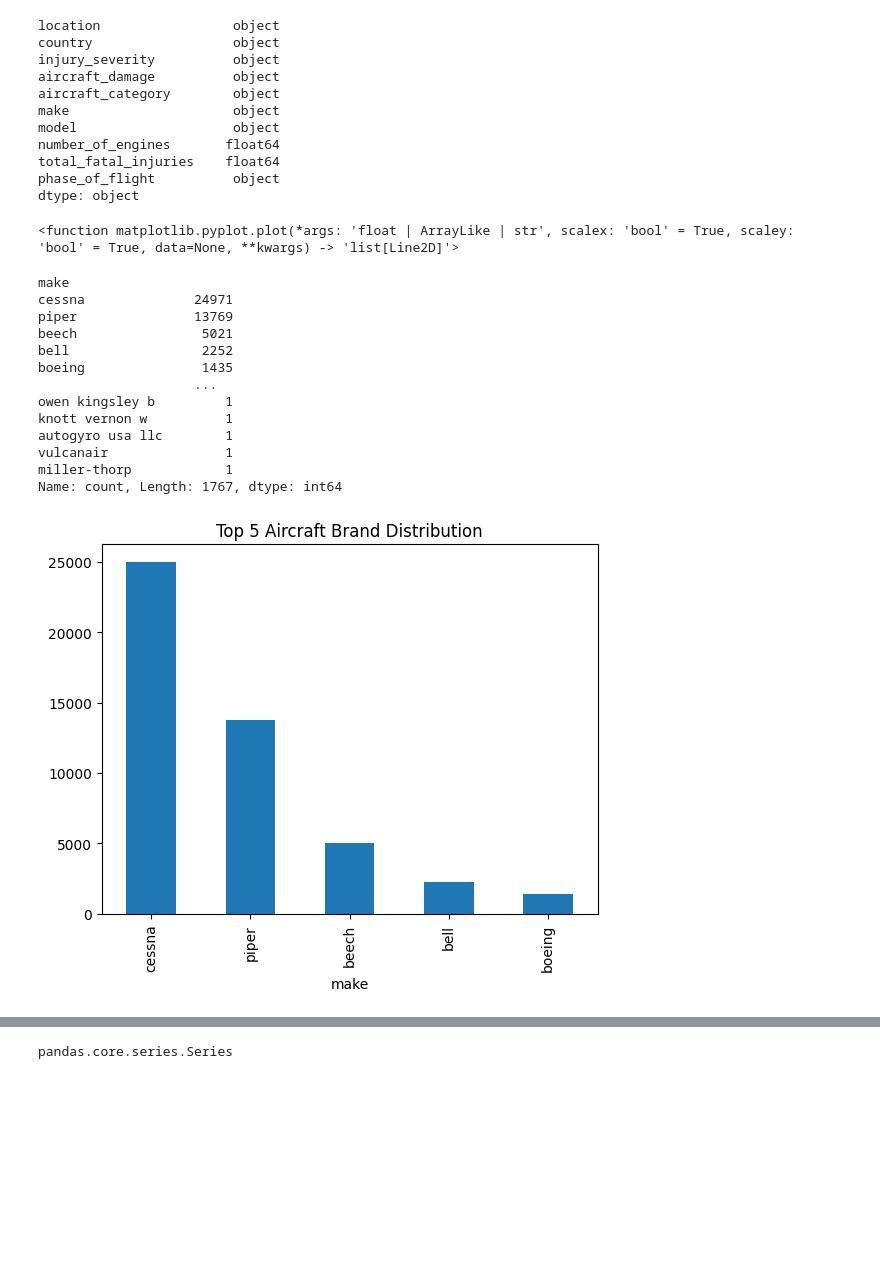
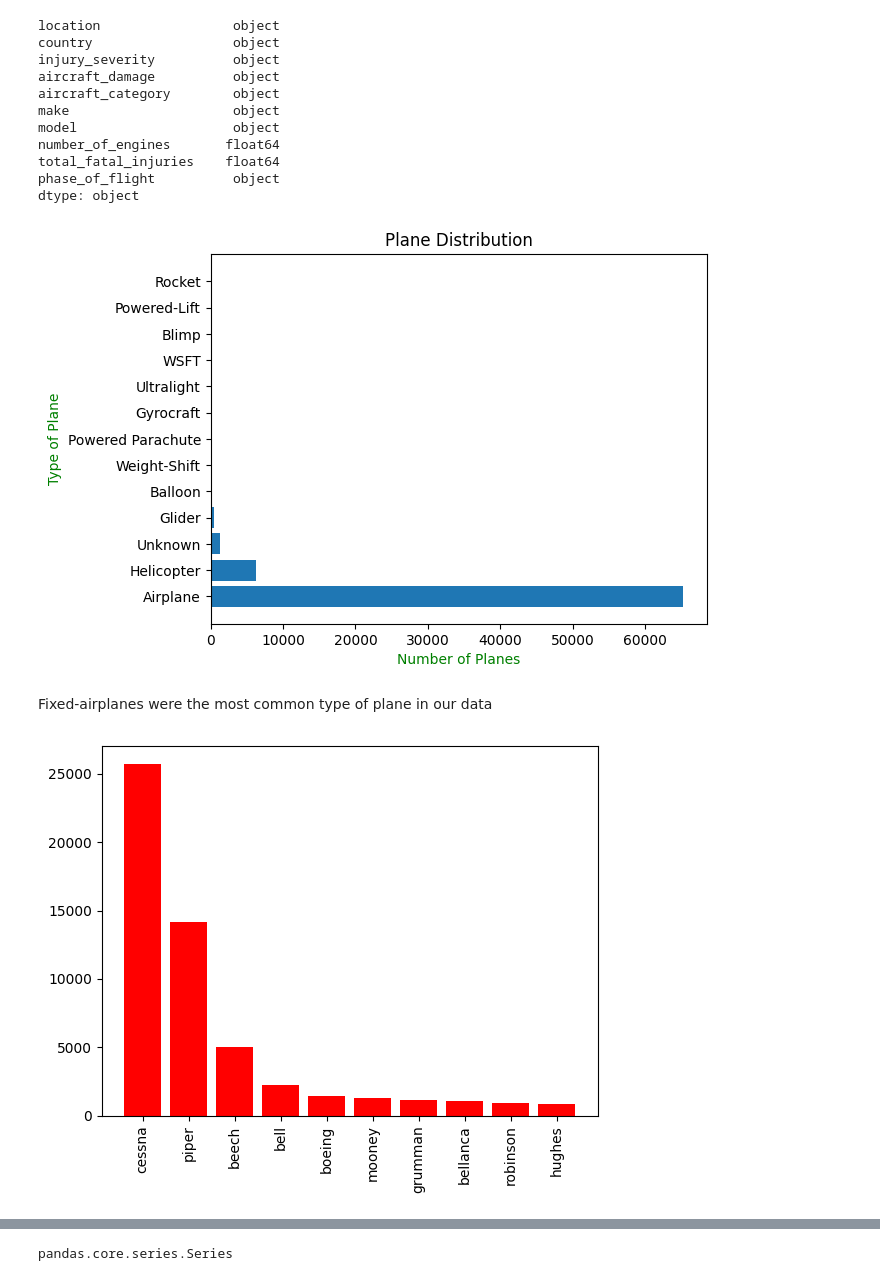
Before and after one commit to davidmasai/End_of_phase1_project, a Jupyter notebook: technical_presentation/end_of_phase1_technical_presentation.ipynb, the cells around one changed output, grey strips where cells are left out. Cells and saved outputs as stored; diff of their text form; code cells hidden in the pictures; blank space fills up the shorter version.

```diff
--- a/technical_presentation/end_of_phase1_technical_presentation.ipynb
+++ b/technical_presentation/end_of_phase1_technical_presentation.ipynb
@@ -16,7 +16,7 @@ import csv
 ### 1. Loading the dataset and getting information
 # %%
 #load data
-data=pd.read_csv('C:\\Users\\User\\Downloads\\endphase_data\\AviationData.csv', encoding='ISO-8859-1', engine='python')
+data=pd.read_csv('C:\\Users\\admin\\Desktop\\end_phase project\\End_of_phase1_project\\technical_presentation\\AviationData.csv', encoding='ISO-8859-1', engine='python')
 # %%
 #Getting a quick overview of the data
 #first 5 rows and columns
@@ -505,7 +505,7 @@ df.make.value_counts()
 airplanes = [
     'socata', 'cirrus', 'dehavilland', 'lockheed', 'globe', 'weatherly',
     'learjet', 'schempp-hirth', 'ercoupe', 'wsk pzl mielec', 'aerostar',
-    'raven', 'airbus', 'navion','cessna','piper' 'pitts', 'british aerospace',
+    'raven', 'airbus', 'navion','cessna','piper','pitts', 'british aerospace',
     'aviat aircraft inc', 'american', 'diamond aircraft ind inc',
     'rockwell international', 'cirrus design corp.', 'raytheon aircraft company',
     'great lakes', 'gulfstream', 'mbb', 'gates learjet', 'grumman acft eng cor-schweizer',
@@ -572,6 +572,11 @@ df.loc[(df['aircraft_category'].isna()) & (df['make'].isin(helicopter)), 'aircra
 # check
 print(df['aircraft_category'].isna().sum())
 print(df['aircraft_category'].value_counts())
+
+
+
+#impute using a fixed value the remaining planes
+df['aircraft_category'].fillna('Unknown',inplace=True)
 # %% [output]
 54061
 aircraft_category
@@ -652,7 +663,7 @@ df.loc[(df['number_of_engines'].isna()) & (df['model'].isin(four_engines)), 'num
 
 
 #imput the remaining with the mean
-df.fillna(df['number_of_engines'].mean(),inplace=True)
+df['number_of_engines'].fillna(df['number_of_engines'].mean(),inplace=True)
 
 #check
 print(df['number_of_engines'].isna().sum())
@@ -731,7 +748,4 @@ phase_of_flight         0
 dtype: int64
-# %%
-# Remove duplicates
-df.drop_duplicates(inplace=True)
 # %%
 #create copy for Exploratory Data Analysis
 df_eda = df.copy(deep=True)
@@ -799,35 +813,35 @@ number_of_engines       float64
 total_fatal_injuries    float64
 phase_of_flight          object
 dtype: object
-# %%
-#analyzing the number type of planes in our dataset
-plt.plot
-# %% [output]
-<function matplotlib.pyplot.plot(*args: 'float | ArrayLike | str', scalex: 'bool' = True, scaley: 'bool' = True, data=None, **kwargs) -> 'list[Line2D]'>
+# %%
+#analyzing the distribution of type of planes in our dataset
+plane_types=df_eda['aircraft_category'].value_counts().index
+plane_counts=df_eda['aircraft_category'].value_counts()
+
+#visualizing this data
+plt.barh(plane_types,plane_counts)
+plt.title('Plane Distribution')
+plt.xlabel('Number of Planes',color='g')
+plt.ylabel('Type of Plane',color='g')
+plt.show()
+# %% [output]
+[figure, added]
+# %% [markdown]
+Fixed-airplanes were the most common type of plane in our data
 # %%
-#check the distribution of plane make and model variables
+#check the distribution of plane brands (make column)
 #Analyzing aircraft make and model, #Analyzing aircraft make and model, most common plane makeand model
+y=df_eda['make'].value_counts()[:10]
+x=df_eda['make'].value_counts()[:10].index
 
-print(df_eda['make'].value_counts())
-
-#Visualize using top 5 makes (brands) using bar plots
-df_eda['make'].value_counts()[:5].plot(kind='bar', title='Top 5 Aircraft Brand Distribution')
+#Visualize using top 10  brands using bar plots
+plt.bar(x,y,color='r')
+plt.xlabel=('Plane Brand')
+plt.xticks(rotation=90)
+plt.ylabel=('Total count')
 plt.show()
 # %% [output]
-make
-cessna              24971
-piper               13769
-beech                5021
-bell                 2252
-boeing               1435
-                    ...
-owen kingsley b         1
-knott vernon w          1
-autogyro usa llc        1
-vulcanair               1
-miller-thorp            1
-Name: count, Length: 1767, dtype: int64
-[figure, old version]
+[figure, new version]
 # %%
 new=df_eda[df_eda['make']=='cessna'][['make','model']]
 print(new.value_counts()[:5])#top 5 aircraft brand and mode
```
Also changed, not shown: parts of 15 cells of this notebook, 4 other files.
